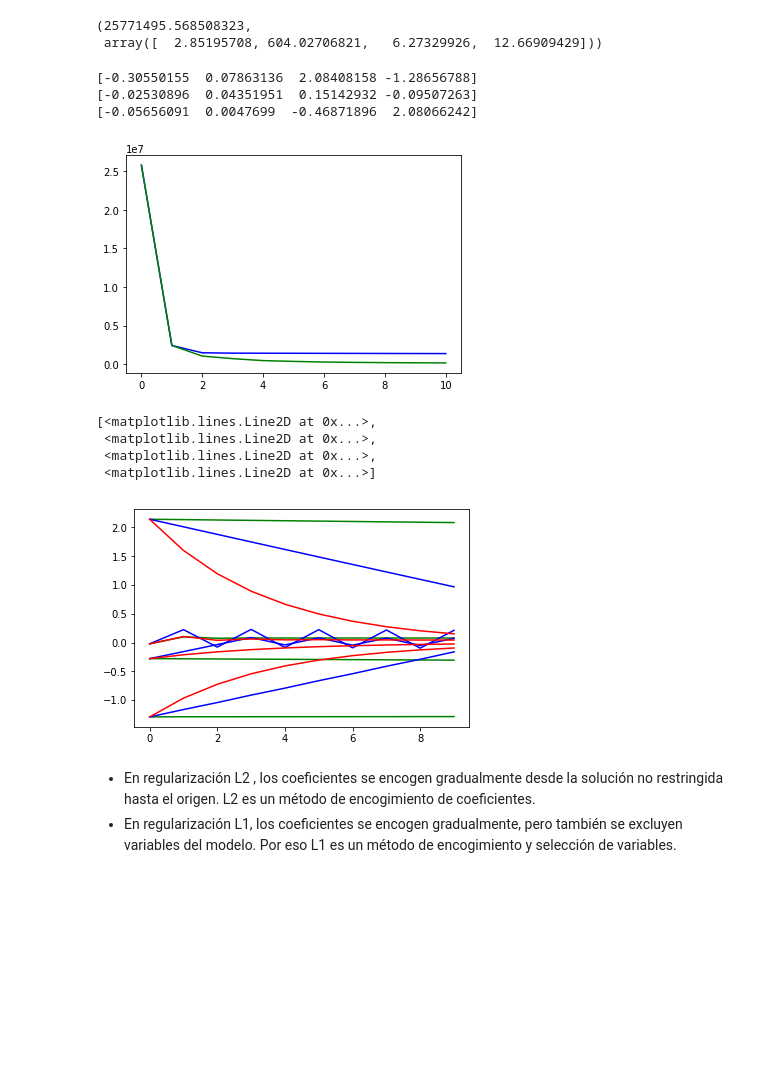
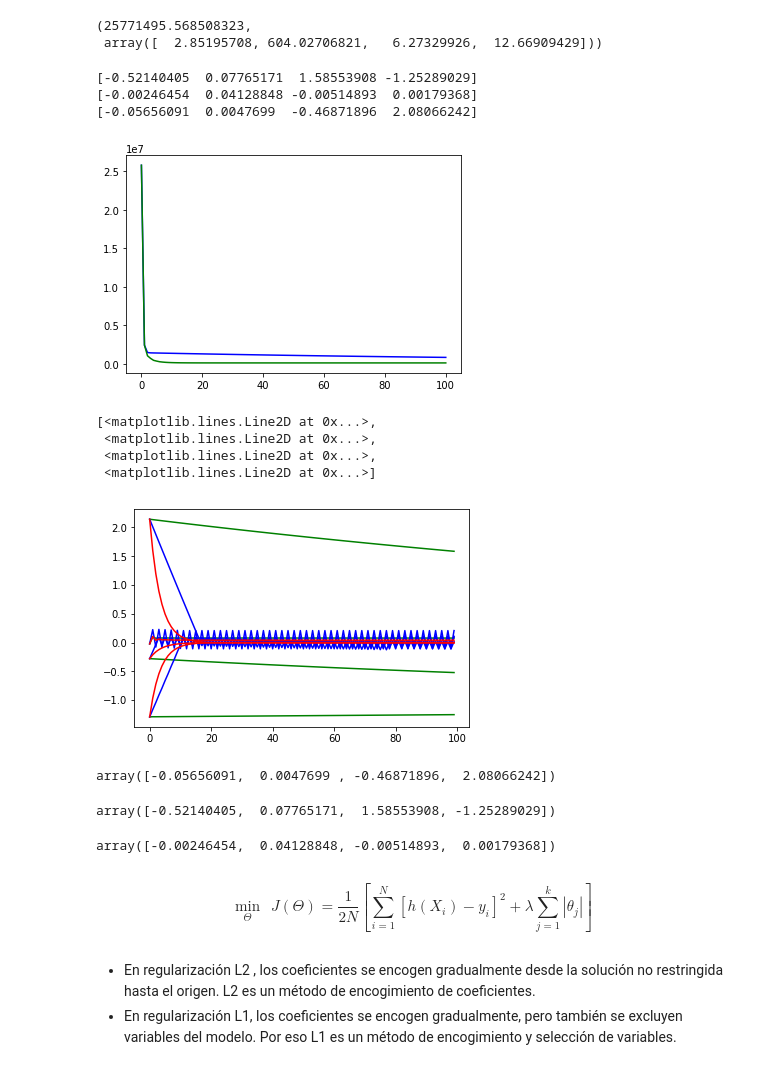
Before and after one commit to lpz-schoolofai/ISML2018, a Jupyter notebook: Week3/ISML-week3.2.ipynb, the cells around one changed output. Drawn from its saved outputs; the diff is of its cells as text; code cells hidden in the pictures; blank space fills up the shorter version.

```diff
--- a/Week3/ISML-week3.2.ipynb
+++ b/Week3/ISML-week3.2.ipynb
@@ -375,8 +395,8 @@ def gradientDescent_L1(X,Y,Theta_gd,alpha=0.01,iteraciones=100, lam=100):
             print("Función de costo en la iteración ", i, ": ",round(J,2))
     return Theta_gd , histJ, histT
 # %%
-Theta_opt , hist_J , histT = gradientDescent_test(X,Y,Theta_gd, alpha=0.001, iteraciones=10**1)
-Theta_opt_L1 , hist_J_L1 , histT_L1= gradientDescent_L1(X,Y,Theta_gd, alpha=0.001, iteraciones=10**1, lam= 10**5)
+Theta_opt , hist_J , histT = gradientDescent_test(X,Y,Theta_gd, alpha=0.001, iteraciones=10*2)
+Theta_opt_L1 , hist_J_L1 , histT_L1= gradientDescent_L1(X,Y,Theta_gd, alpha=0.001, iteraciones=10**2, lam= 10**5)
 plt.plot(hist_J, c="blue")
 plt.plot(hist_J_L1, c="green")
 print(Theta_opt)
@@ -451,18 +471,18 @@ def gradientDescent_L2(X,Y,Theta_gd,alpha=0.01,iteraciones=100, lam=100):
             print("Función de costo en la iteración ", i, ": ",round(J,2))
     return Theta_gd , histJ, histT
 # %%
-Theta_opt , hist_J = gradientDescent(X,Y,Theta_gd, alpha=0.001, iteraciones=10**1)
-Theta_opt_L2 , hist_J_L2, histT_L2 = gradientDescent_L2(X,Y,Theta_gd, alpha=0.001, iteraciones=10**1, lam= 10**5)
+Theta_opt , hist_J ,histT= gradientDescent_test(X,Y,Theta_gd, alpha=0.001, iteraciones=10**2)
+Theta_opt_L2 , hist_J_L2, histT_L2 = gradientDescent_L2(X,Y,Theta_gd, alpha=0.001, iteraciones=10**2, lam= 10**5)
 plt.plot(hist_J, c="blue")
 plt.plot(hist_J_L2, c="green")
 print(Theta_opt)
 print(Theta_opt_L2)
 print(reg_lin_Mat(X,Y))
 # %% [output]
-[-0.30550155  0.07863136  2.08408158 -1.28656788]
-[-0.02530896  0.04351951  0.15142932 -0.09507263]
+[-0.52140405  0.07765171  1.58553908 -1.25289029]
+[-0.00246454  0.04128848 -0.00514893  0.00179368]
 [-0.05656091  0.0047699  -0.46871896  2.08066242]
-[figure, old version]
+[figure, new version]
 # %%
 plt.plot(histT, c="g")
 plt.plot(histT_L1, c="b")
@@ -472,7 +492,22 @@ plt.plot(histT_L2, c="r")
  <matplotlib.lines.Line2D at 0x...>,
  <matplotlib.lines.Line2D at 0x...>,
  <matplotlib.lines.Line2D at 0x...>]
-[figure, old version]
+[figure, new version]
+# %%
+reg_lin_Mat(X,Y)
+# %% [output]
+array([-0.05656091,  0.0047699 , -0.46871896,  2.08066242])
+# %%
+histT[-1]
+# %% [output]
+array([-0.52140405,  0.07765171,  1.58553908, -1.25289029])
+# %%
+histT_L2[-1]
+# %% [output]
+array([-0.00246454,  0.04128848, -0.00514893,  0.00179368])
+# %% [markdown]
+$$\min_{\Theta} \ \  J(\Theta) =  \frac{1}{2N}[\sum_{i=1}^N{[h(X_i)  -y_i]^2 + \lambda\sum_{j=1}
+^k |\theta_j| } ]$$
 # %% [markdown]
 * En regularización L2 , los coeficientes se encogen gradualmente desde la solución no restringida hasta el origen. L2 es un método de encogimiento de coeficientes.
 * En regularización L1, los coeficientes se encogen gradualmente, pero también se excluyen variables del modelo. Por eso L1 es un método de encogimiento y selección de variables.
```
Also changed, not shown: parts of 11 cells of this notebook, 17 other files.
